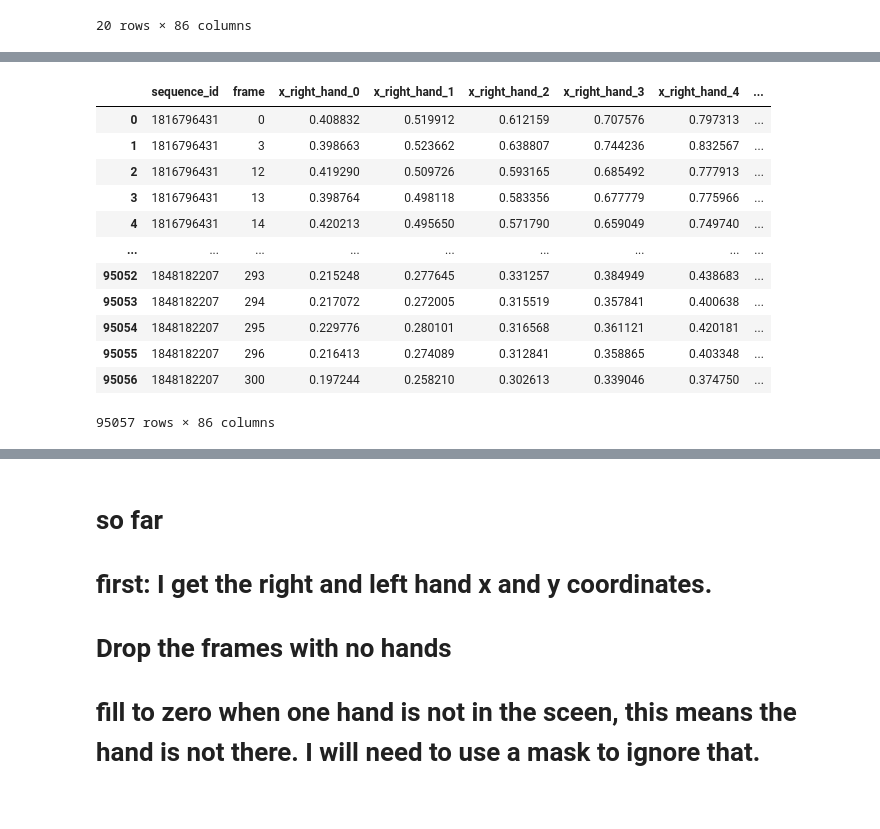
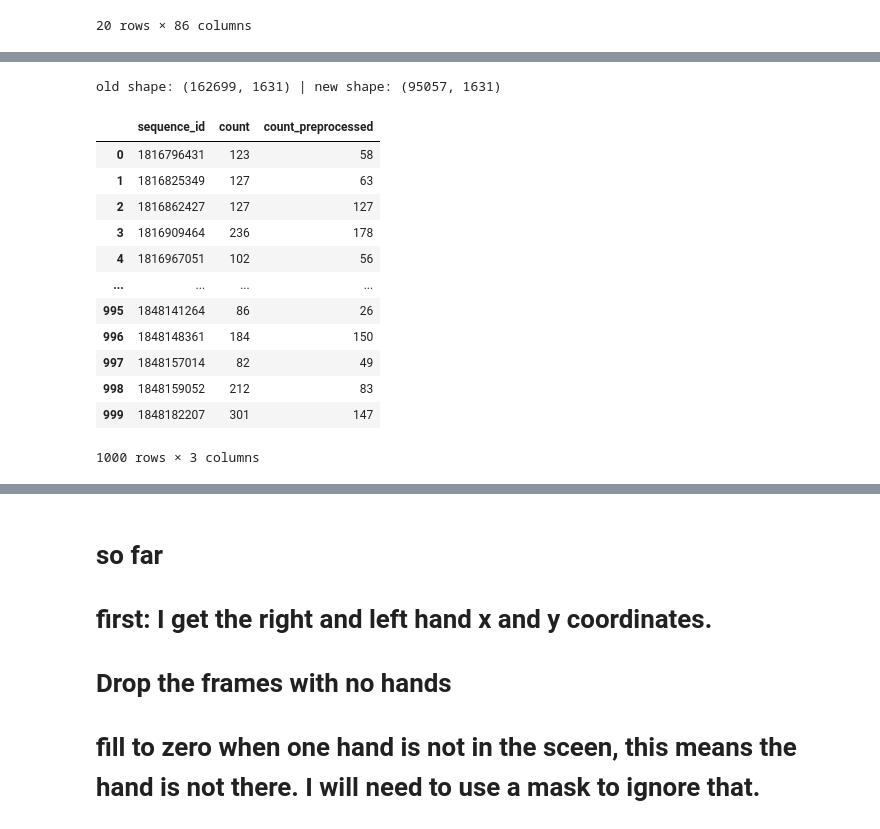
Before and after one commit to mmartiasg/fingerspelling-recognition, a Jupyter notebook: notebooks/exploration.ipynb, the cells around one changed output, grey strips where cells are left out. Drawn from its saved outputs; the diff is of its cells as text; code cells hidden in the pictures.

```diff
--- a/notebooks/exploration.ipynb
+++ b/notebooks/exploration.ipynb
@@ -211,0 +124,6 @@ def fillzero(dataframe):
+# %%
+# how many landmarks I have per sequence
+
+sequences_pre_process_count_df = landmark_sequence.groupby(by="sequence_id").sequence_id.count().reset_index(name="count")
+
+sequences_pre_process_count_df
@@ -255,16 +154,28 @@ landmark_sequence[["sequence_id", "frame"]+hand_columns].sort_values(by=["sequen
-# %%
-landmark_sequence_new.reset_index()[["sequence_id", "frame"]+hand_columns].sort_values(by=["sequence_id", "frame"])
-# %% [output]
-|  | sequence_id | frame | x_right_hand_0 | x_right_hand_1 | x_right_hand_2 | x_right_hand_3 | x_right_hand_4 | ... |
-| 0 | 1816796431 | 0 | 0.408832 | 0.519912 | 0.612159 | 0.707576 | 0.797313 | ... |
-| 1 | 1816796431 | 3 | 0.398663 | 0.523662 | 0.638807 | 0.744236 | 0.832567 | ... |
-| 2 | 1816796431 | 12 | 0.419290 | 0.509726 | 0.593165 | 0.685492 | 0.777913 | ... |
-| 3 | 1816796431 | 13 | 0.398764 | 0.498118 | 0.583356 | 0.677779 | 0.775966 | ... |
-| 4 | 1816796431 | 14 | 0.420213 | 0.495650 | 0.571790 | 0.659049 | 0.749740 | ... |
-| ... | ... | ... | ... | ... | ... | ... | ... | ... |
-| 95052 | 1848182207 | 293 | 0.215248 | 0.277645 | 0.331257 | 0.384949 | 0.438683 | ... |
-| 95053 | 1848182207 | 294 | 0.217072 | 0.272005 | 0.315519 | 0.357841 | 0.400638 | ... |
-| 95054 | 1848182207 | 295 | 0.229776 | 0.280101 | 0.316568 | 0.361121 | 0.420181 | ... |
-| 95055 | 1848182207 | 296 | 0.216413 | 0.274089 | 0.312841 | 0.358865 | 0.403348 | ... |
-| 95056 | 1848182207 | 300 | 0.197244 | 0.258210 | 0.302613 | 0.339046 | 0.374750 | ... |
-95057 rows × 86 columns
+# %%
+print(f"old shape: {landmark_sequence.shape} | new shape: {landmark_sequence_new.shape}")
+# %% [output]
+old shape: (162699, 1631) | new shape: (95057, 1631)
+# %%
+### old
+
+pd.merge(
+sequences_pre_process_count_df,
+landmark_sequence_new
+    .drop_duplicates(subset=hand_columns)
+    .groupby(by="sequence_id")
+    .sequence_id.count()
+    .reset_index(name="count_preprocessed"), on="sequence_id", how="inner")
+# %% [output]
+|  | sequence_id | count | count_preprocessed |
+| 0 | 1816796431 | 123 | 58 |
+| 1 | 1816825349 | 127 | 63 |
+| 2 | 1816862427 | 127 | 127 |
+| 3 | 1816909464 | 236 | 178 |
+| 4 | 1816967051 | 102 | 56 |
+| ... | ... | ... | ... |
+| 995 | 1848141264 | 86 | 26 |
+| 996 | 1848148361 | 184 | 150 |
+| 997 | 1848157014 | 82 | 49 |
+| 998 | 1848159052 | 212 | 83 |
+| 999 | 1848182207 | 301 | 147 |
+1000 rows × 3 columns
```
Also changed, not shown: parts of 42 cells of this notebook, 20 other files.
